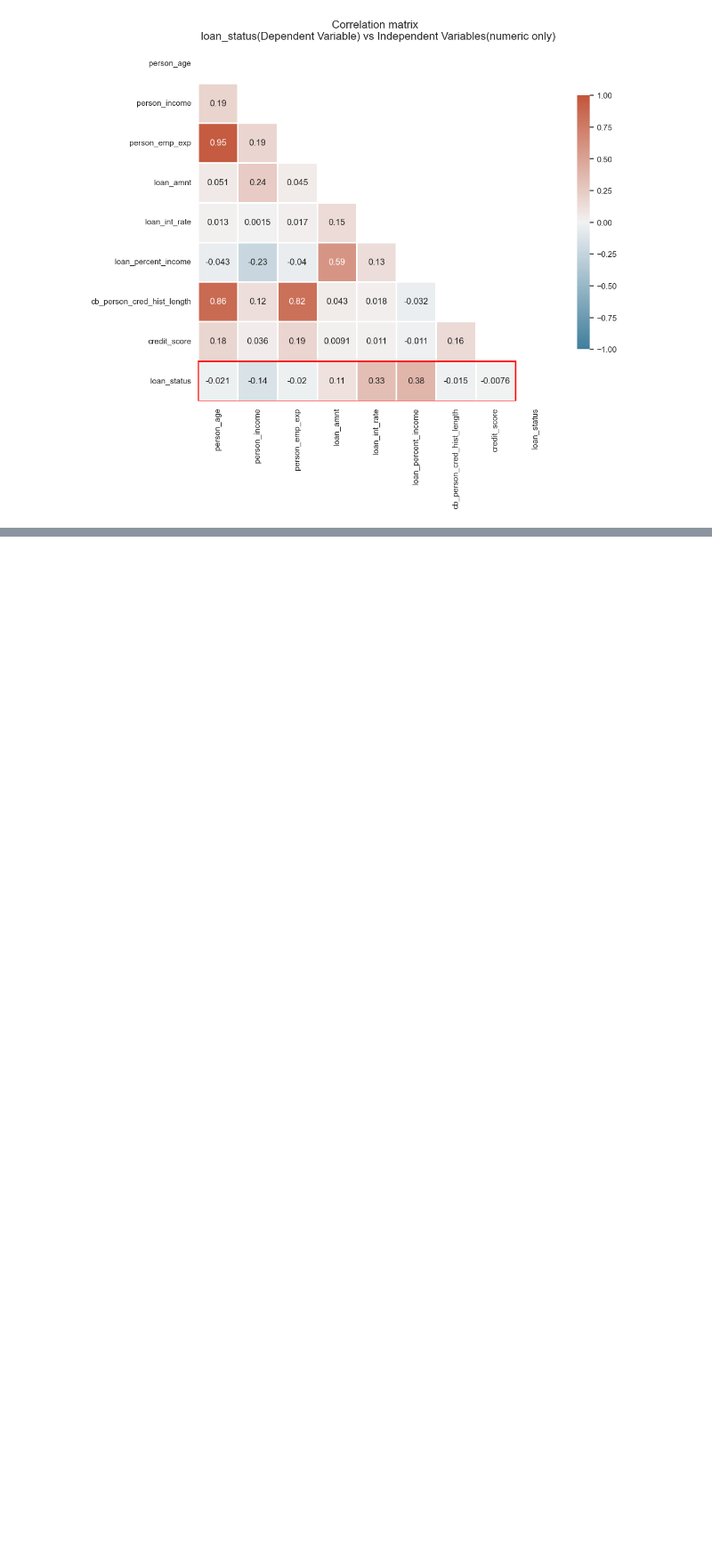
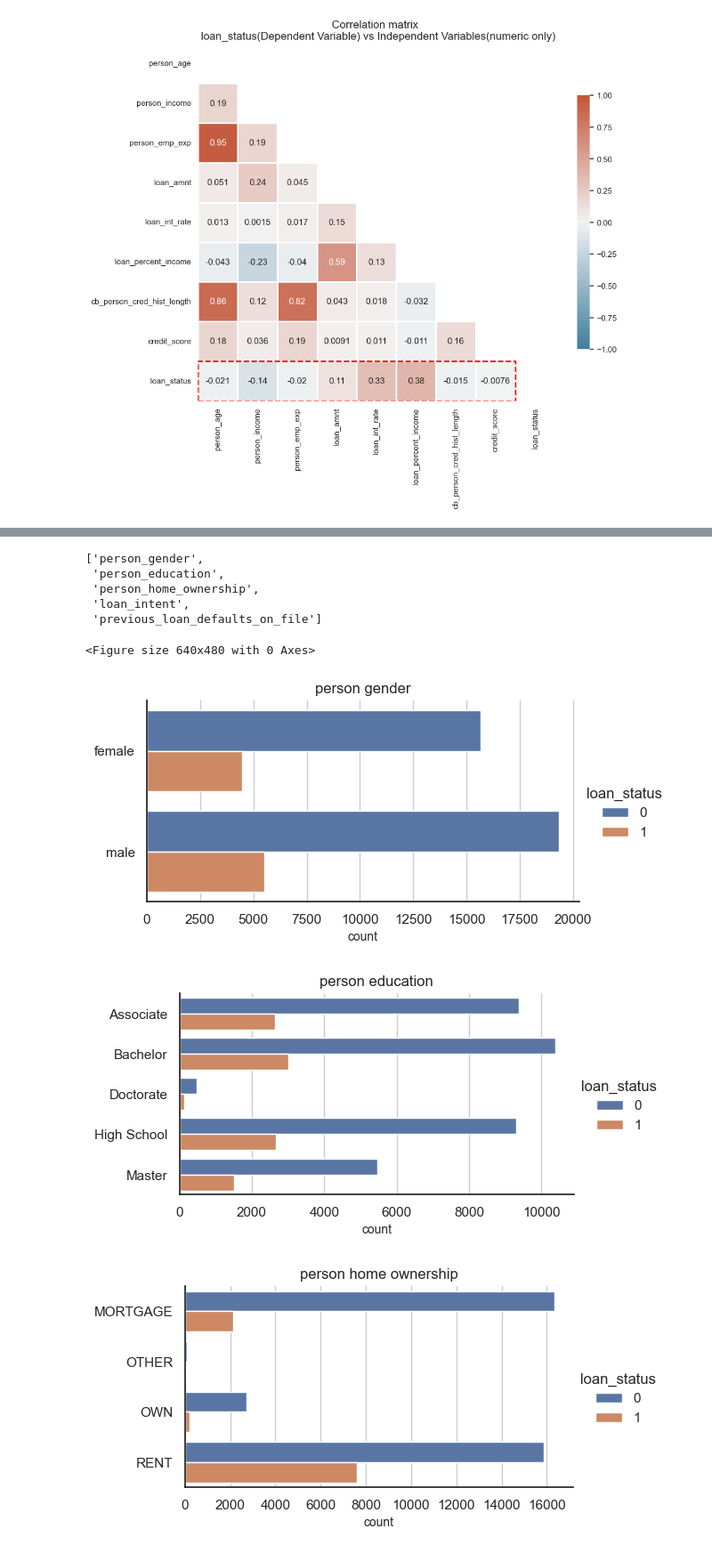
Before and after one commit to always-keep-trying/xgboost_loan_data, a Jupyter notebook: code/data_exploration.ipynb, the cells around one changed output, grey strips where cells are left out. Shown: that part at 89% size. Saved outputs shown, nothing was run; the diff lists cells and outputs as text; code cells hidden in the pictures; blank space fills up the shorter version.

Commit message:
added data exploration on categorical data

```diff
--- a/code/data_exploration.ipynb
+++ b/code/data_exploration.ipynb
@@ -10,6 +9,7 @@ sns.set_theme(style="white")
 # %%
 project_dir = r"D:\Pycharm_Projects\xgboost_loan_data"
 data_dir = os.path.join(project_dir,'data')
+output_dir = os.path.join(project_dir,'output')
 # %%
 df = pd.read_csv(os.path.join(data_dir,'loan_data.csv'))
 # %%
@@ -88,0 +96,37 @@ plt.show()
+# %%
+# isolate columns that represent categorical data
+cat_col_names = df.select_dtypes(include='category').columns.tolist()
+# %%
+cat_col_names
+# %% [output]
+['person_gender',
+ 'person_education',
+ 'person_home_ownership',
+ 'loan_intent',
+ 'previous_loan_defaults_on_file']
+# %%
+plt.rcParams.update({'font.size': 9, 'axes.labelsize': 10})
+plot_pdf = os.path.join(output_dir,'Categorical_data.pdf')
+
+for i,var in zip(range(1,len(cat_col_names)+1),cat_col_names):
+    subset_df = df.loc[:,[var,'loan_status']]
+    fig = plt.figure(i)
+    sns.catplot(data=subset_df,y=var,hue='loan_status',
+                kind='count',height=3,aspect=2)
+    plt.ylabel(None)
+    plt.title(var.replace('_',' '))
+    plt.grid(axis='x')
+    #plt.show()
+
+p = PdfPages(plot_pdf)
+fig_nums = plt.get_fignums()
+fig_nums.remove(1)
+figs = [plt.figure(n) for n in fig_nums]
+for f in figs:
+    f.savefig(p, format='pdf',bbox_inches='tight')
+p.close()
+# %% [output]
+<Figure size 640x480 with 0 Axes>
+[figure, added]
+[figure, added]
+[figure, added]
```
Also changed, not shown: parts of 6 cells of this notebook.
